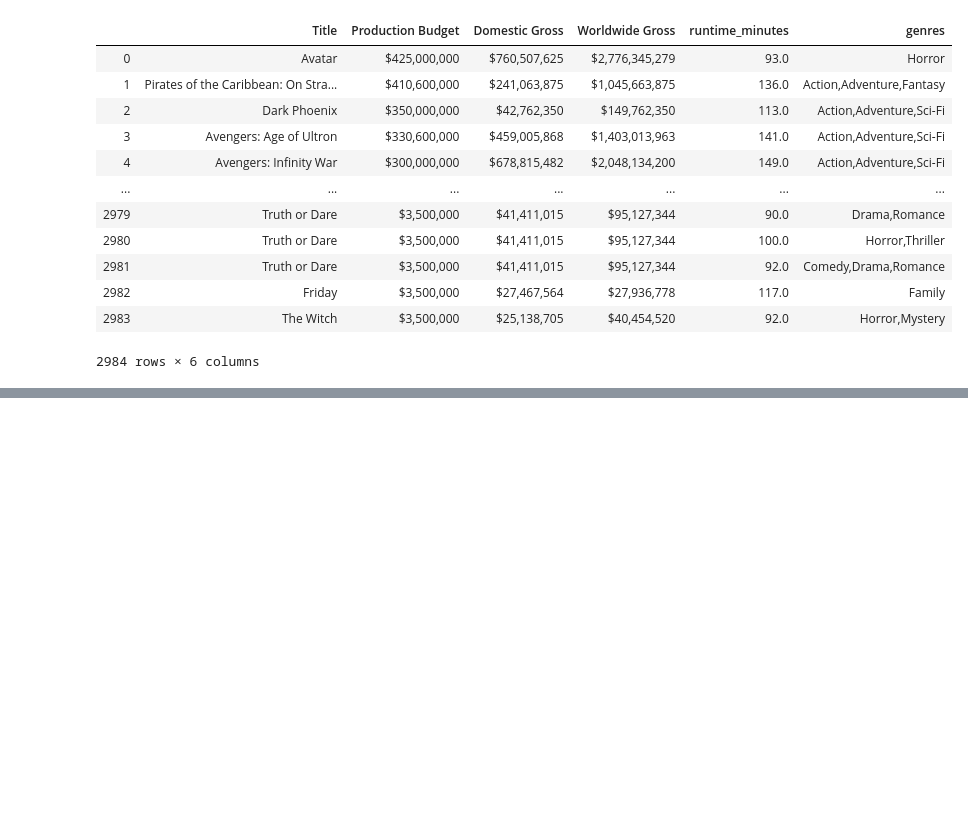
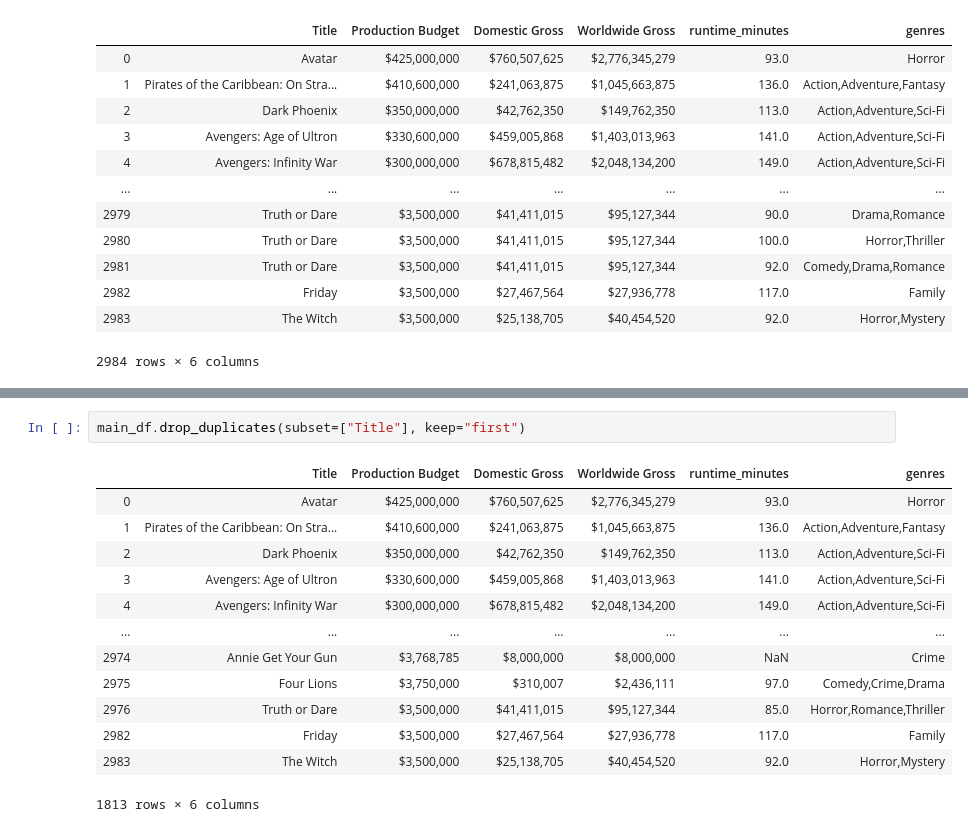
Before and after one commit to viviandng/film_trends, a Jupyter notebook: Data Cleaning.ipynb, the cells around one changed output, grey strips where cells are left out. Cells and saved outputs as stored; diff of their text form; blank space fills up the shorter version.

```diff
--- a/Data Cleaning.ipynb
+++ b/Data Cleaning.ipynb
@@ -69,0 +90,16 @@ main_df
+# %%
+main_df.drop_duplicates(subset=["Title"], keep="first")
+# %% [output]
+|  | Title | Production Budget | Domestic Gross | Worldwide Gross | runtime_minutes | genres |
+| 0 | Avatar | $425,000,000 | $760,507,625 | $2,776,345,279 | 93.0 | Horror |
+| 1 | Pirates of the Caribbean: On Stra... | $410,600,000 | $241,063,875 | $1,045,663,875 | 136.0 | Action,Adventure,Fantasy |
+| 2 | Dark Phoenix | $350,000,000 | $42,762,350 | $149,762,350 | 113.0 | Action,Adventure,Sci-Fi |
+| 3 | Avengers: Age of Ultron | $330,600,000 | $459,005,868 | $1,403,013,963 | 141.0 | Action,Adventure,Sci-Fi |
+| 4 | Avengers: Infinity War | $300,000,000 | $678,815,482 | $2,048,134,200 | 149.0 | Action,Adventure,Sci-Fi |
+| ... | ... | ... | ... | ... | ... | ... |
+| 2974 | Annie Get Your Gun | $3,768,785 | $8,000,000 | $8,000,000 | NaN | Crime |
+| 2975 | Four Lions | $3,750,000 | $310,007 | $2,436,111 | 97.0 | Comedy,Crime,Drama |
+| 2976 | Truth or Dare | $3,500,000 | $41,411,015 | $95,127,344 | 85.0 | Horror,Romance,Thriller |
+| 2982 | Friday | $3,500,000 | $27,467,564 | $27,936,778 | 117.0 | Family |
+| 2983 | The Witch | $3,500,000 | $25,138,705 | $40,454,520 | 92.0 | Horror,Mystery |
+1813 rows × 6 columns
```
Also changed, not shown: parts of 6 cells of this notebook.
